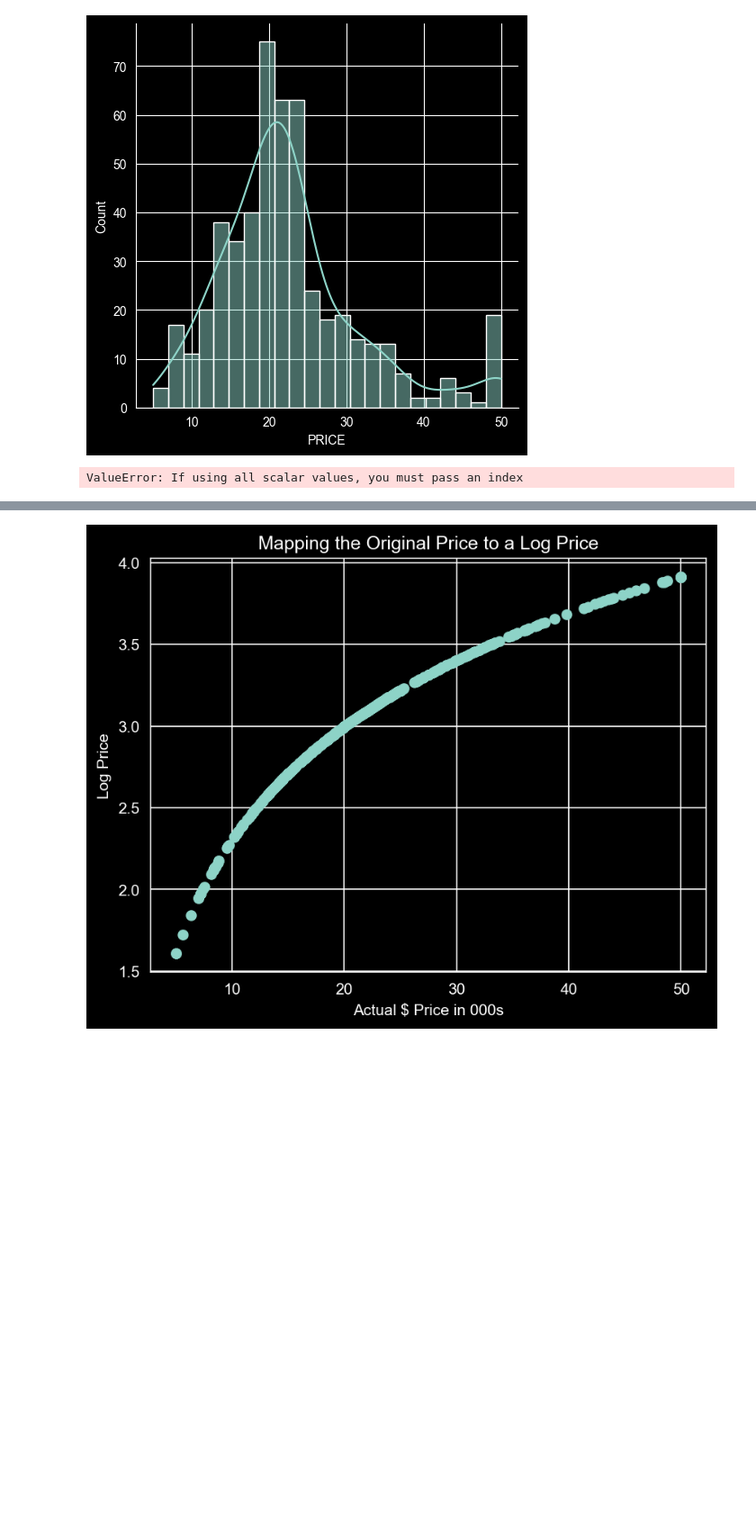
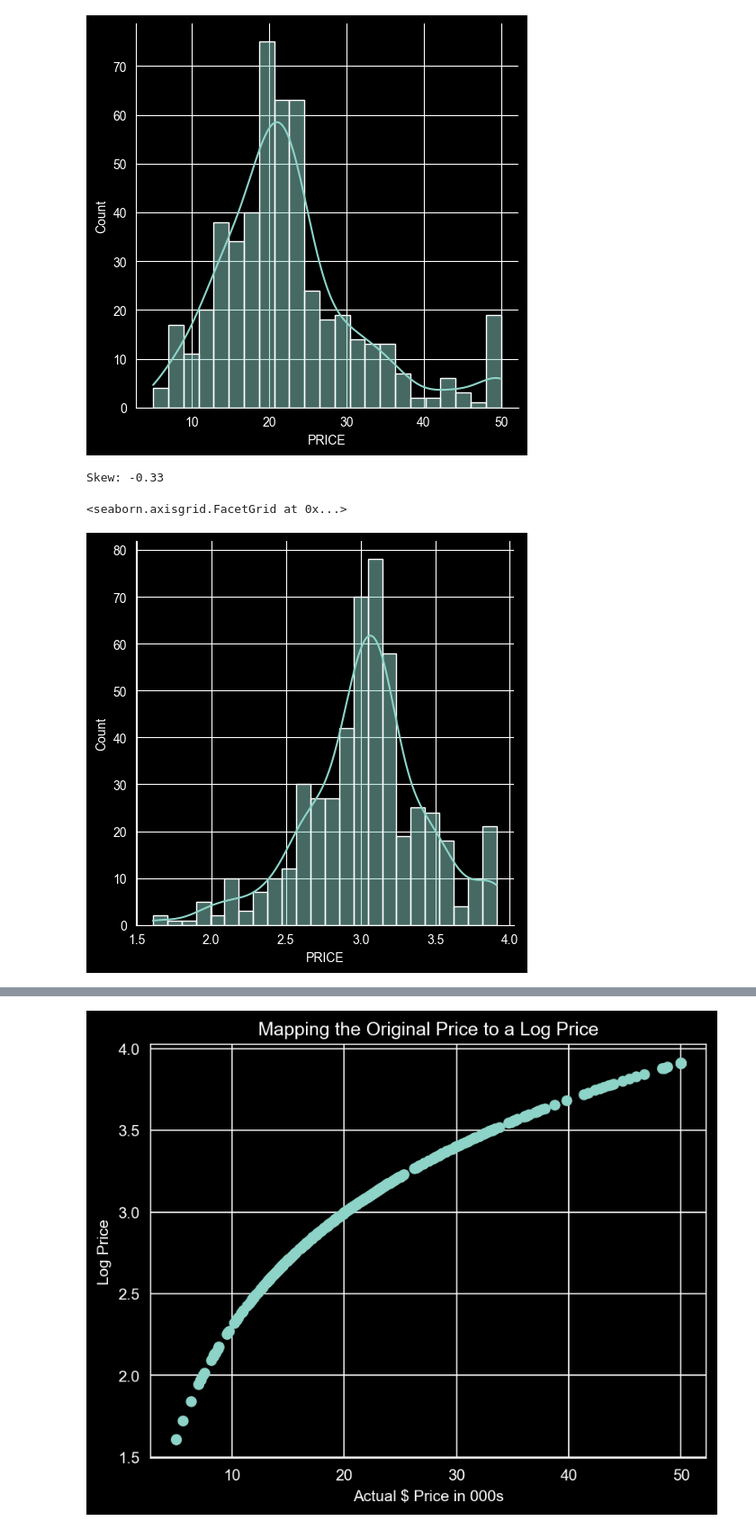
Before and after one commit to tbk81/100-DAYS-OF-CODE-PY, a Jupyter notebook: 81-predict-house-prices/Multivariable_Regression_and_Valuation_Model.ipynb, the cells around one changed output, grey strips where cells are left out. Shown at 90% size. Drawn from its saved outputs; the diff is of its cells as text; code cells hidden in the pictures; blank space fills up the shorter version.

Commit message:
d81 house price analysis

```diff
--- a/81-predict-house-prices/Multivariable_Regression_and_Valuation_Model.ipynb
+++ b/81-predict-house-prices/Multivariable_Regression_and_Valuation_Model.ipynb
@@ -548,12 +548,13 @@ Skew: 1.11
 <seaborn.axisgrid.FacetGrid at 0x...>
 [figure]
 # %%
-log_price = pd.DataFrame(np.log(data.PRICE))
-log_price
-sns.displot(x=log_price,
+print(f'Skew: {np.log(data.PRICE).skew():.2f}')
+sns.displot(x=np.log(data.PRICE),
             kde=True)
 # %% [output]
-ValueError: If using all scalar values, you must pass an index
+Skew: -0.33
+<seaborn.axisgrid.FacetGrid at 0x...>
+[figure, added]
 # %% [markdown]
 #### How does the log transformation work?
 
```
